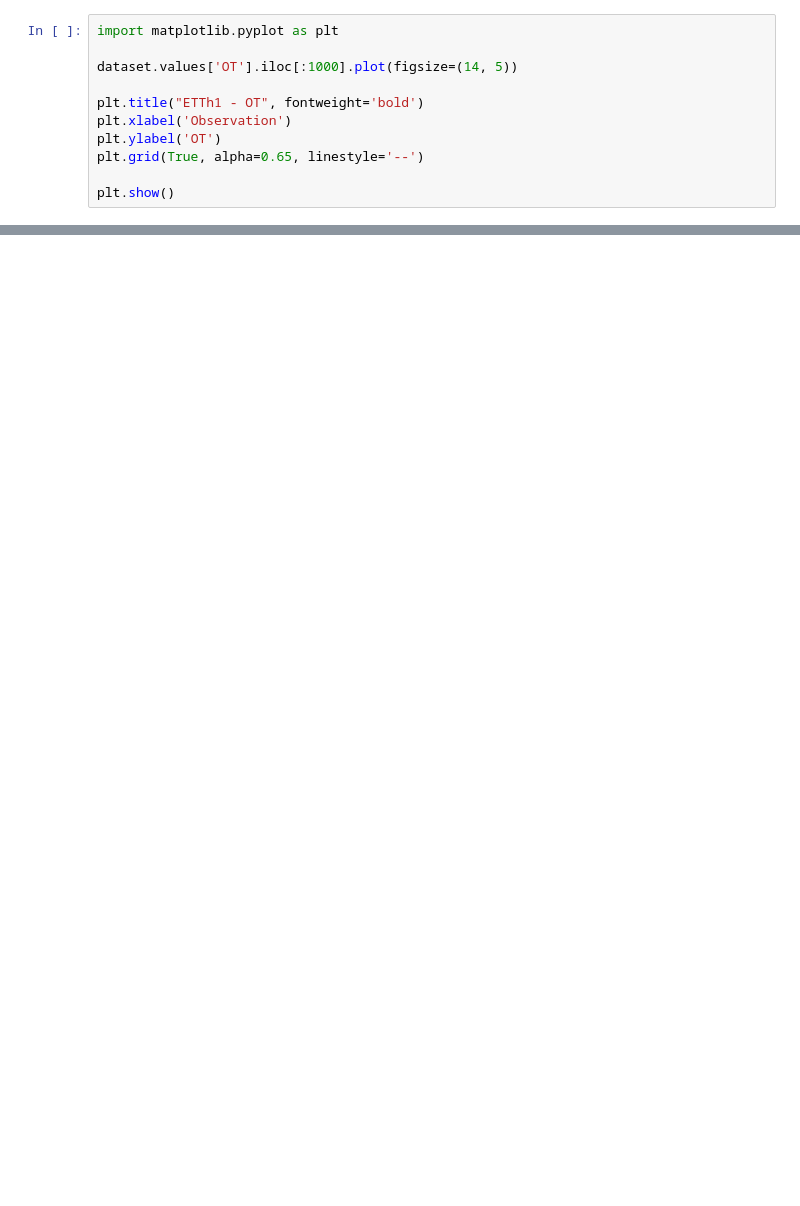
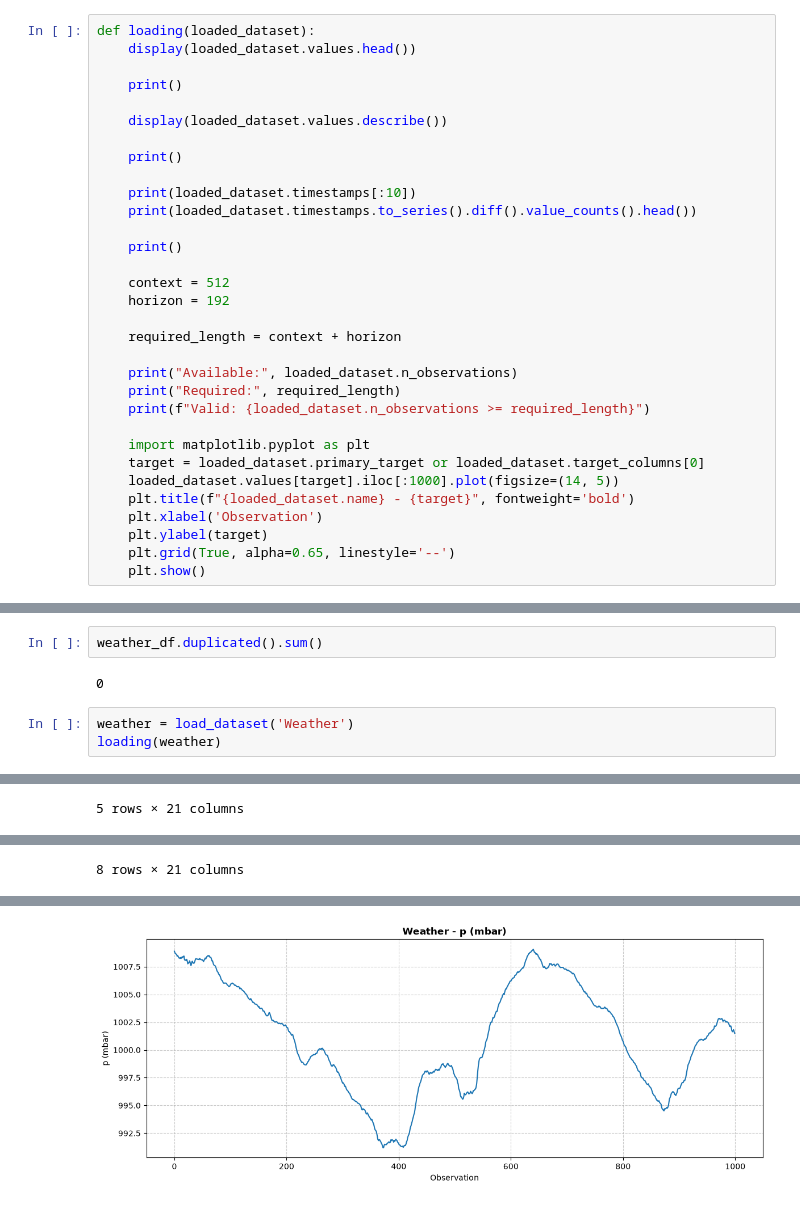
Before and after one commit to ndrhmdk/adaptive-selection-tsfm-meta-learning, a Jupyter notebook: notebooks/a_data_exploration.ipynb, the cells around one changed output, grey strips where cells are left out. Drawn from its saved outputs; the diff is of its cells as text; blank space fills up the shorter version.

```diff
--- a/notebooks/a_data_exploration.ipynb
+++ b/notebooks/a_data_exploration.ipynb
@@ -42,11 +44,32 @@ dataset.values.describe()
 # %%
-import matplotlib.pyplot as plt
+def loading(loaded_dataset):
+    display(loaded_dataset.values.head())
 
-dataset.values['OT'].iloc[:1000].plot(figsize=(14, 5))
+    print()
 
-plt.title("ETTh1 - OT", fontweight='bold')
-plt.xlabel('Observation')
-plt.ylabel('OT')
-plt.grid(True, alpha=0.65, linestyle='--')
+    display(loaded_dataset.values.describe())
 
-plt.show()
+    print()
+
+    print(loaded_dataset.timestamps[:10])
+    print(loaded_dataset.timestamps.to_series().diff().value_counts().head())
+
+    print()
+
+    context = 512
+    horizon = 192
+
+    required_length = context + horizon
+
+    print("Available:", loaded_dataset.n_observations)
+    print("Required:", required_length)
+    print(f"Valid: {loaded_dataset.n_observations >= required_length}")
+
+    import matplotlib.pyplot as plt
+    target = loaded_dataset.primary_target or loaded_dataset.target_columns[0]
+    loaded_dataset.values[target].iloc[:1000].plot(figsize=(14, 5))
+    plt.title(f"{loaded_dataset.name} - {target}", fontweight='bold')
+    plt.xlabel('Observation')
+    plt.ylabel(target)
+    plt.grid(True, alpha=0.65, linestyle='--')
+    plt.show()
@@ -82,0 +153,8 @@ Valid: True
+# %%
+weather_df.duplicated().sum()
+# %% [output]
+0
+# %%
+weather = load_dataset('Weather')
+loading(weather)
+# %% [output]
@@ -82,0 +167 @@ Valid: True
+5 rows × 21 columns
@@ -82,0 +177 @@ Valid: True
+8 rows × 21 columns
@@ -82,0 +192 @@ Valid: True
+[figure, added]
```
Also changed, not shown: parts of 33 cells of this notebook.
